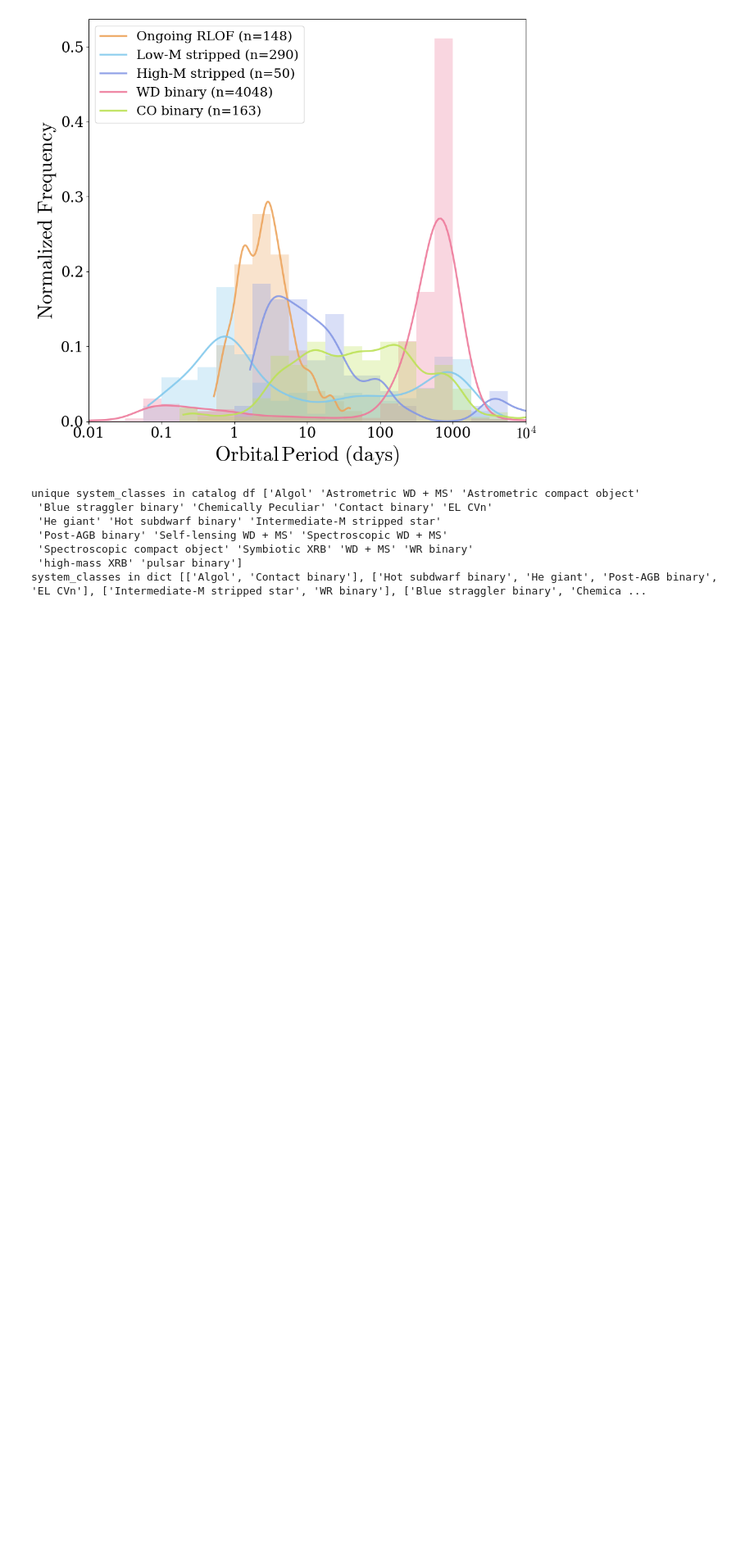
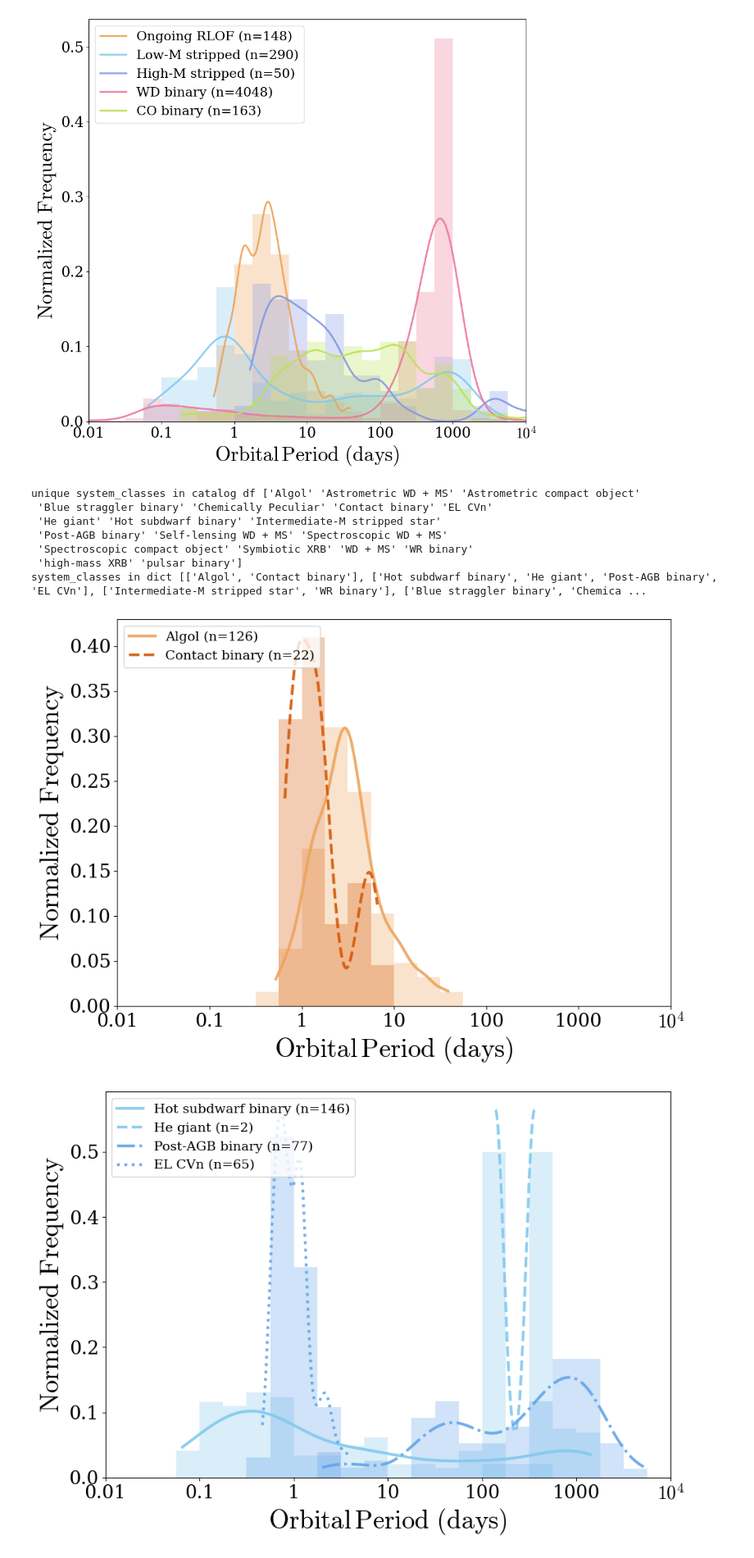
Before and after one commit to binary-observations/post_mt_catalog, a Jupyter notebook: code/data_analysis/inspect_period_distributions.ipynb, the cells around one changed output. Shown at 82% size. Cells and saved outputs as stored; diff of their text form; code cells hidden in the pictures; blank space fills up the shorter version.

```diff
--- a/code/data_analysis/inspect_period_distributions.ipynb
+++ b/code/data_analysis/inspect_period_distributions.ipynb
@@ -203,3 +203,73 @@ unique system_classes in catalog df ['Algol' 'Astrometric WD + MS' 'Astrometric
  'Spectroscopic compact object' 'Symbiotic XRB' 'WD + MS' 'WR binary'
  'high-mass XRB' 'pulsar binary']
 system_classes in dict [['Algol', 'Contact binary'], ['Hot subdwarf binary', 'He giant', 'Post-AGB binary', 'EL CVn'], ['Intermediate-M stripped star', 'WR binary'], ['Blue straggler binary', 'Chemica ...
+# %%
+# Define histogram bins
+bins = np.linspace(-2, 4, 25)
+bin_width = bins[1] - bins[0]
+
+linestyles = ['-', '--', '-.', ':']
+
+
+# Plot each system class separately so style/legend are per class.
+for category, systems in SYSTEM_CLASS_MAP.items():
+    fig, ax = plt.subplots(figsize=(10, 7))
+
+    # make a plot for each category
+    system_classes_in_category = list(systems.keys())
+
+    for i, system_class in enumerate(system_classes_in_category):
+        subset = catalog_df[catalog_df['system_class'] == system_class]
+        log_periods = np.log10(subset['Period'].dropna())
+        if subset.empty:
+            continue
+
+        if len(log_periods) > 1:
+            # Compute histogram counts
+            counts, bin_edges = np.histogram(log_periods, bins=bins)
+
+            # Normalize by total count
+            counts_normalized = counts / counts.sum()
+
+            # Plot histogram as bar chart (use first system's color as category color)
+            bin_centers = (bin_edges[:-1] + bin_edges[1:]) / 2
+            plt.bar(bin_centers, counts_normalized, width=bin_width, alpha=0.3,
+                    color=STYLE_MAP[system_class]['color'], edgecolor='none')
+
+            # Plot KDE on top (also normalized)
+            kde = gaussian_kde(log_periods, bw_method=0.3) #'scott')
+            x_range = np.linspace(log_periods.min(), log_periods.max(), 200)
+            kde_values = kde(x_range)
+
+            # Scale KDE to match normalized histogram
+            kde_normalized = kde_values * bin_width
+
+            plt.plot(x_range, kde_normalized, color=STYLE_MAP[system_class]['color'], linewidth=3,
+                    ls = linestyles[i % len(linestyles)],
+                    label=f"{system_class} (n={len(log_periods)})", alpha=0.9)
+
+    # Write x ticks not in log space but in days
+    xticks = [0.01, 0.1, 1, 10, 100, 1000, 10000]
+    xtick_labels = ['0.01', '0.1', '1', '10', '100', '1000', '$10^4$']
+    plt.xticks(np.log10(xticks), xtick_labels, fontsize=20)
+
+    # Plot formatting
+    # Set tick labels to be larger and use mathtext for the x-axis
+    plt.xlim(-2,4)
+    plt.xticks(fontsize=20)
+    plt.yticks(fontsize=20)
+    plt.xlabel('$\mathrm{Orbital\,Period \ (days)}$', fontsize=28)
+    plt.ylabel('$\mathrm{Normalized \ Frequency}$', fontsize=28)
+    plt.legend(loc='upper left', fontsize=14)#, bbox_to_anchor=(1.05, 1), frameon=False   )
+    plt.tight_layout()
+    # plt.savefig(LATEX_PLOT_DIR / 'period_distribution_by_.pdf')
+    plt.savefig(PLOTS_DIR / 'period_distribution_{}.pdf'.format(category))
+    plt.show()
+
+
+
+print('unique system_classes in catalog df', np.unique(catalog_df['system_class']))
+print('system_classes in dict', sys_classes_in_dict)
+# %% [output]
+[figure, added]
+[figure, added]
```
Also changed, not shown: parts of 1 cell of this notebook, 7 other files.
